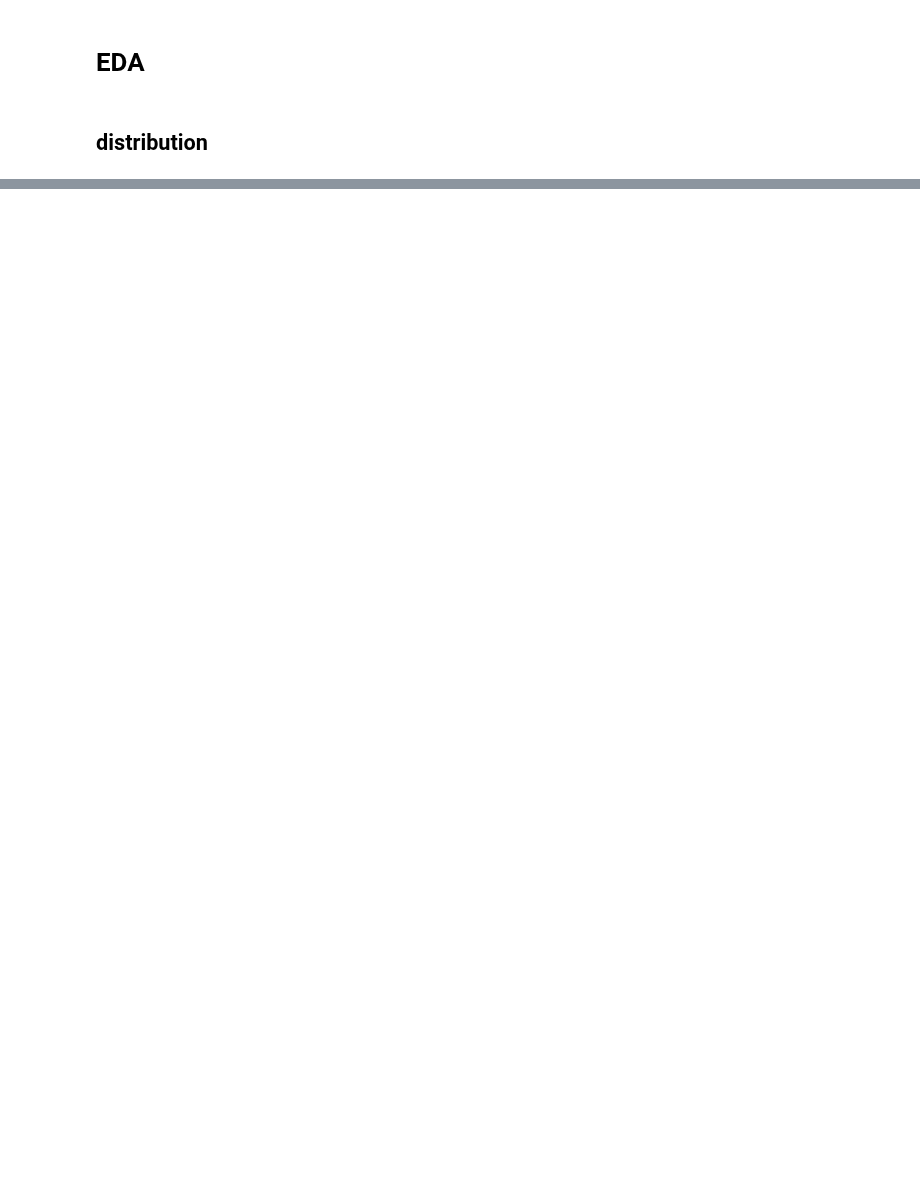
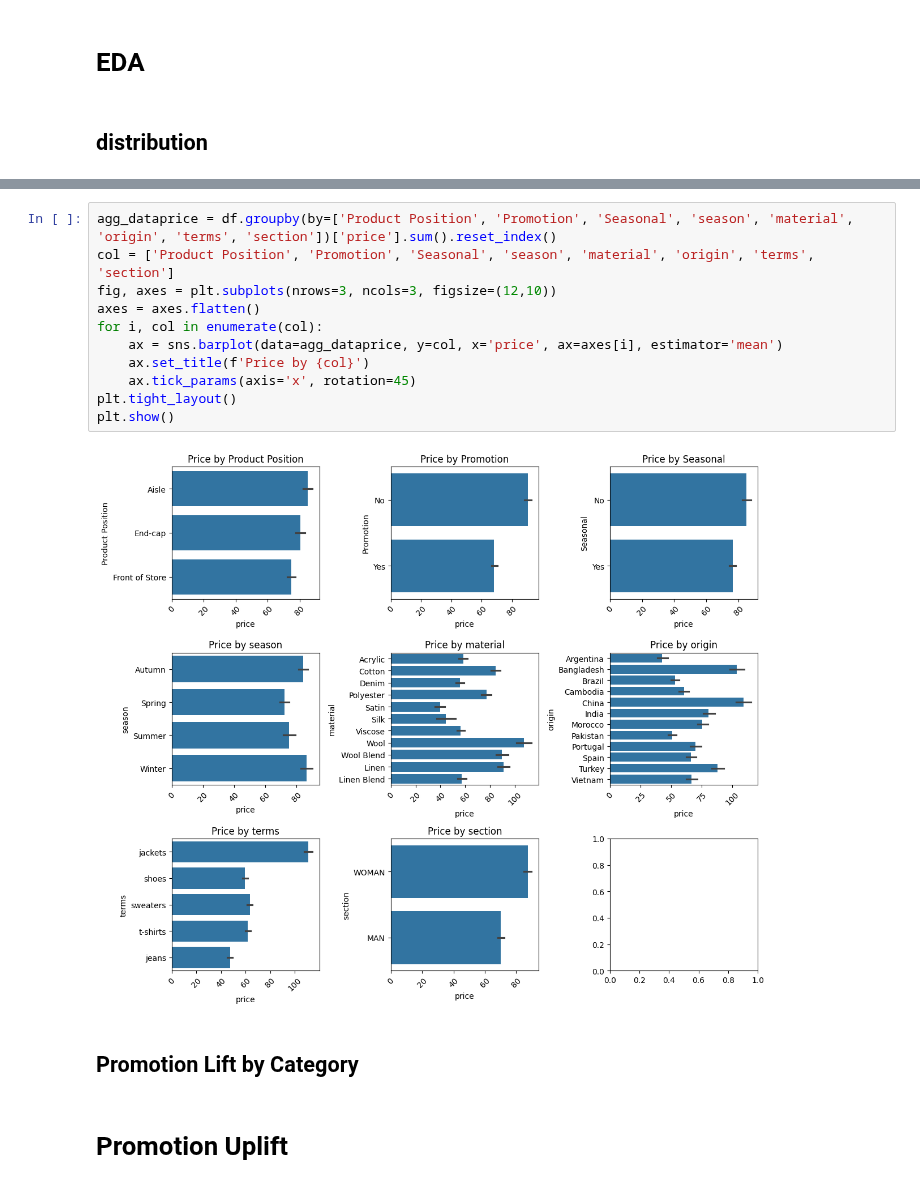
Before and after one commit to tamngm/demokit-megaverse, a Jupyter notebook: notebook/eda_marixe_zara_product_pricing.ipynb, the cells around one changed output, grey strips where cells are left out. Saved outputs shown, nothing was run; the diff lists cells and outputs as text; blank space fills up the shorter version.

```diff
--- a/notebook/eda_marixe_zara_product_pricing.ipynb
+++ b/notebook/eda_marixe_zara_product_pricing.ipynb
@@ -133,0 +183,17 @@ ax.set_titles('distribution of numeric columns')
+# %%
+agg_dataprice = df.groupby(by=['Product Position', 'Promotion', 'Seasonal', 'season', 'material', 'origin', 'terms', 'section'])['price'].sum().reset_index()
+col = ['Product Position', 'Promotion', 'Seasonal', 'season', 'material', 'origin', 'terms', 'section']
+fig, axes = plt.subplots(nrows=3, ncols=3, figsize=(12,10))
+axes = axes.flatten()
+for i, col in enumerate(col):
+    ax = sns.barplot(data=agg_dataprice, y=col, x='price', ax=axes[i], estimator='mean')
+    ax.set_title(f'Price by {col}')
+    ax.tick_params(axis='x', rotation=45)
+plt.tight_layout()
+plt.show()
+# %% [output]
+[figure, added]
+# %% [markdown]
+## Promotion Lift by Category
+# %% [markdown]
+# Promotion Uplift
```
Also changed, not shown: parts of 71 cells of this notebook, 8 other files.
